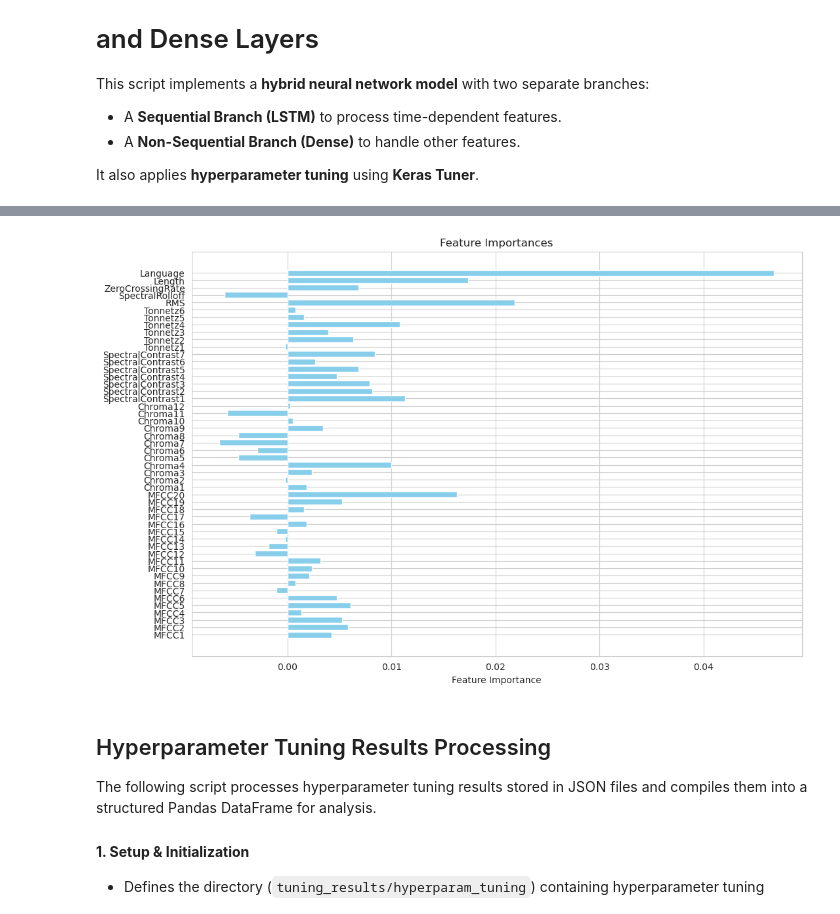
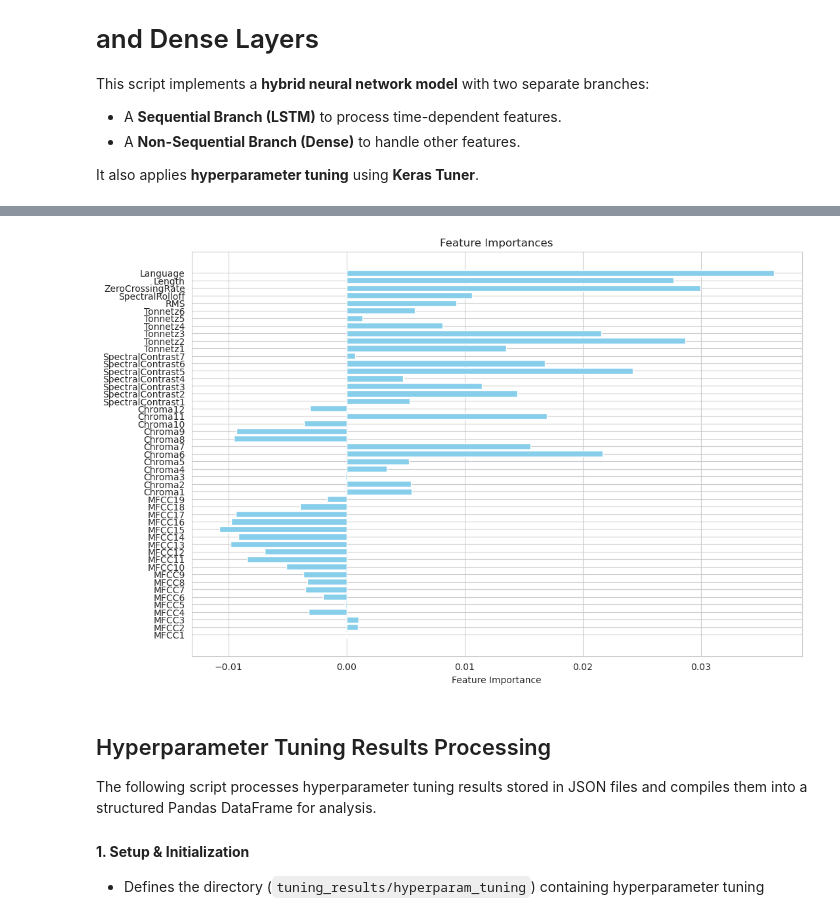
Before and after one commit to ladalar/beata, a Jupyter notebook: music_popularity.ipynb, the cells around one changed output, grey strips where cells are left out. Saved outputs shown, nothing was run; the diff lists cells and outputs as text; code cells hidden in the pictures.

```diff
--- a/music_popularity.ipynb
+++ b/music_popularity.ipynb
@@ -212,7 +238,7 @@ df.rename(columns={'language_encoded': 'Language'}, inplace=True)  # Rename enco
 # Move 'Language' before 'category'
 cols = df.columns.tolist()  # Get current column order
 cols.remove('Language')  # Remove 'Language' from the list
-cols.insert(cols.index('category'), 'Language')  # Insert 'Language' before 'category'
+cols.insert(cols.index('listener_log'), 'Language')  # Insert 'Language' before 'category'
 
 # Reorder the DataFrame
 df = df[cols]
@@ -319,21 +344,12 @@ This script implements a **hybrid neural network model** with two separate branc
 - A **Non-Sequential Branch (Dense)** to handle other features.
 
 It also applies **hyperparameter tuning** using **Keras Tuner**.
-# %%
-import numpy as np
-
-# Drop the 4th column from the end for both arrays
-X_nonseq_train = np.delete(X_nonseq_train, [1, 4, 5, 6, 7, 10, 19, -4], axis=1)
-X_nonseq_test = np.delete(X_nonseq_test,[1, 4, 5, 6, 7, 10, 19, -4], axis=1)
-X_seq_train = np.delete(X_seq_train, [6, 11, 12, 13, 14, 16], axis=1)
-X_seq_test = np.delete(X_seq_test, [6, 11, 12, 13, 14, 16], axis=1)
 # %%
 import kerastuner as kt
 from tensorflow.keras.layers import Input, LSTM, Dense, Dropout, Concatenate, BatchNormalization
 from tensorflow.keras.models import Model
 from tensorflow.keras.optimizers import Adam
 from tensorflow.keras.callbacks import EarlyStopping
-
 
 # Define a function to build the model for tuning
 def build_model(hp):
@@ -356,31 +372,34 @@ def build_model(hp):
     x = Dense(hp.Int('dense_combined', min_value=64, max_value=256, step=64), activation='relu')(combined)
     x = Dropout(hp.Float('dropout_combined', min_value=0.2, max_value=0.5, step=0.1))(x)
     x = BatchNormalization()(x)
-    output = Dense(2, activation='softmax')(x)
+
+    # Regression output layer (predicting a continuous value)
+    output = Dense(1, activation='linear')(x)
 
     # Create the model
     model = Model(inputs=[seq_input, nonseq_input], outputs=output)
 
+    # Compile the model for regression
     optimizer = Adam(learning_rate=hp.Float('learning_rate', min_value=1e-5, max_value=1e-3, sampling='LOG'))
-    model.compile(optimizer=optimizer, loss='categorical_crossentropy', metrics=['accuracy'])
+    model.compile(optimizer=optimizer, loss='mse', metrics=['mae'])  # MSE loss & MAE metric
 
     return model
 
 # Define the tuner
 tuner = kt.Hyperband(build_model,
-                     objective='val_accuracy',
+                     objective='val_loss',  # Minimize validation loss
                      max_epochs=200,
                      factor=3,
                      directory='tuning_results',
                      project_name='hyperparam_tuning')
 
-# Early stopping
+# Early stopping to prevent overfitting
 early_stopping = EarlyStopping(monitor='val_loss', patience=10, restore_best_weights=True)
 
 # Search for the best parameters using the training and validation data
 tuner.search([X_seq_train, X_nonseq_train], y_train,
              validation_data=([X_seq_test, X_nonseq_test], y_test),
-             epochs=2,
+             epochs=50,  # Increased epochs for better tuning
              batch_size=32,
              callbacks=[early_stopping])
 # %% [output]
@@ -392,6 +411,7 @@ Total elapsed time: 00h 32m 25s
 # %%
 import numpy as np
 from sklearn.inspection import permutation_importance
+from sklearn.metrics import mean_absolute_error
 
 # Get the best hyperparameters and build the best model
 best_hps = tuner.get_best_hyperparameters(num_trials=1)[0]
@@ -407,23 +427,21 @@ model.fit(
 )
 
 # Flatten the sequential data (convert from 3D to 2D)
-X_seq_test_flat = X_seq_test.reshape(X_seq_test.shape[0], -1)  # Shape: (761, 20)
+X_seq_test_flat = X_seq_test.reshape(X_seq_test.shape[0], -1)  # Shape: (samples, time_steps * features)
 X_test_combined = np.hstack([X_seq_test_flat, X_nonseq_test])  # Combine with non-seq data
 
-# Define a scoring function compatible with permutation_importance
+# Define a scoring function for regression (MAE)
 def custom_scoring(estimator, X, y):
-    """Compute accuracy score for permutation importance."""
-    preds = estimator.predict([X[:, :X_seq_test.shape[1]], X[:, X_seq_test.shape[1]:]])  # Correctly split inputs
-    preds = np.argmax(preds, axis=1)  # Convert probabilities to class labels
-    y_true = np.argmax(y, axis=1)  # Convert one-hot labels to class labels
-    return np.mean(preds == y_true)  # Compute accuracy
+    """Compute negative MAE for permutation importance."""
+    preds = estimator.predict([X[:, :X_seq_test_flat.shape[1]], X[:, X_seq_test_flat.shape[1]:]])
+    return -mean_absolute_error(y, preds)  # Negative MAE (because lower is better)
 
-# Ensure that you provide both inputs when using the model for permutation importance
+# Compute permutation importance for regression
 result = permutation_importance(
     estimator=model,
-    X=X_test_combined,  # Now correctly passing the combined data as 2D
+    X=X_test_combined,  # Passing combined data as 2D
     y=y_test,
-    scoring=custom_scoring,  # Now correctly takes (estimator, X, y)
+    scoring=custom_scoring,  # Using regression-based scoring
     n_repeats=5,
     random_state=42
 )
@@ -452,21 +470,21 @@ print("Feature Importances:", feature_importances)
 # %%
 feature_names = [
     'MFCC1', 'MFCC2', 'MFCC3', 'MFCC4', 'MFCC5', 'MFCC6', 'MFCC7', 'MFCC8', 'MFCC9', 'MFCC10',
-    'MFCC11', 'MFCC12', 'MFCC13', 'MFCC14', 'MFCC15', 'MFCC16', 'MFCC17', 'MFCC18', 'MFCC19', 'MFCC20',
+    'MFCC11', 'MFCC12', 'MFCC13', 'MFCC14', 'MFCC15', 'MFCC16', 'MFCC17', 'MFCC18', 'MFCC19',
     'Chroma1', 'Chroma2', 'Chroma3', 'Chroma4', 'Chroma5', 'Chroma6', 'Chroma7', 'Chroma8', 'Chroma9', 'Chroma10',
     'Chroma11', 'Chroma12', 'SpectralContrast1', 'SpectralContrast2', 'SpectralContrast3', 'SpectralContrast4', 'SpectralContrast5', 'SpectralContrast6', 'SpectralContrast7',
     'Tonnetz1', 'Tonnetz2', 'Tonnetz3', 'Tonnetz4', 'Tonnetz5', 'Tonnetz6', 'RMS', 'SpectralRolloff', 'ZeroCrossingRate', 'Length', 'Language'
 ]
 
 # Plot the feature importances
 plt.figure(figsize=(12, 8))
 plt.barh(feature_names, feature_importances, color='skyblue')
 plt.xlabel('Feature Importance')
 plt.title('Feature Importances')
 plt.grid(True)
 plt.show()
 # %% [output]
-[figure, old version]
+[figure, new version]
 # %% [markdown]
 ## Hyperparameter Tuning Results Processing
 
```
Also changed, not shown: parts of 21 cells of this notebook.
